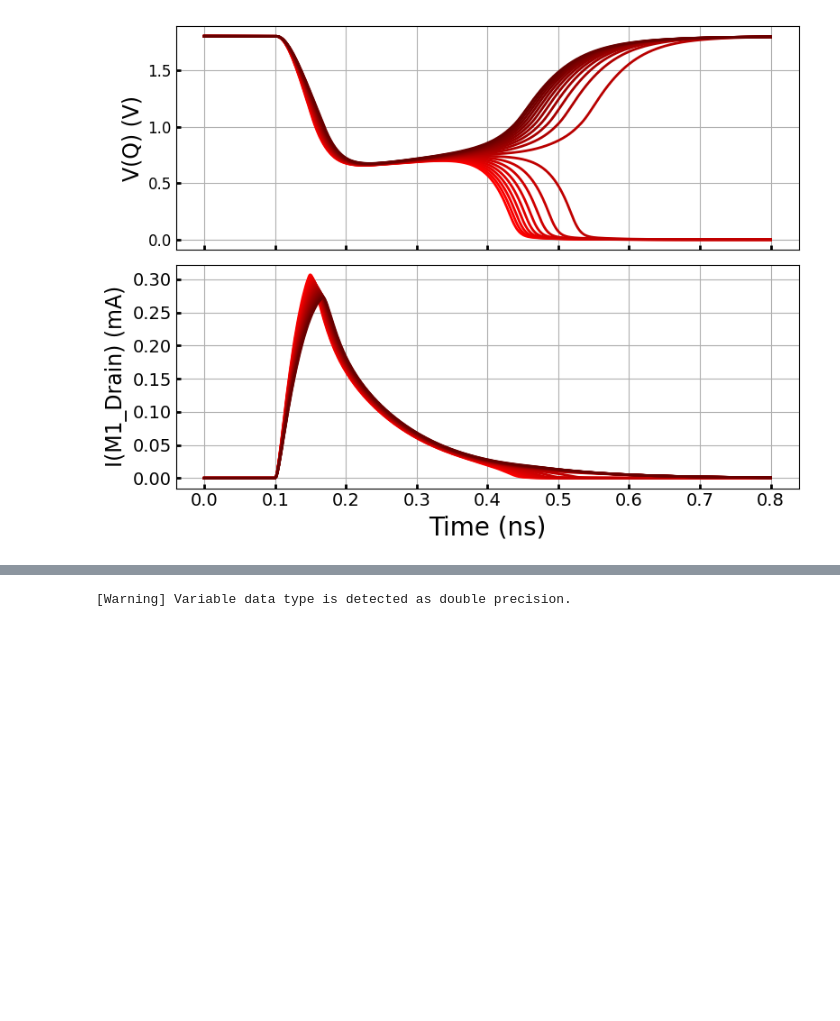
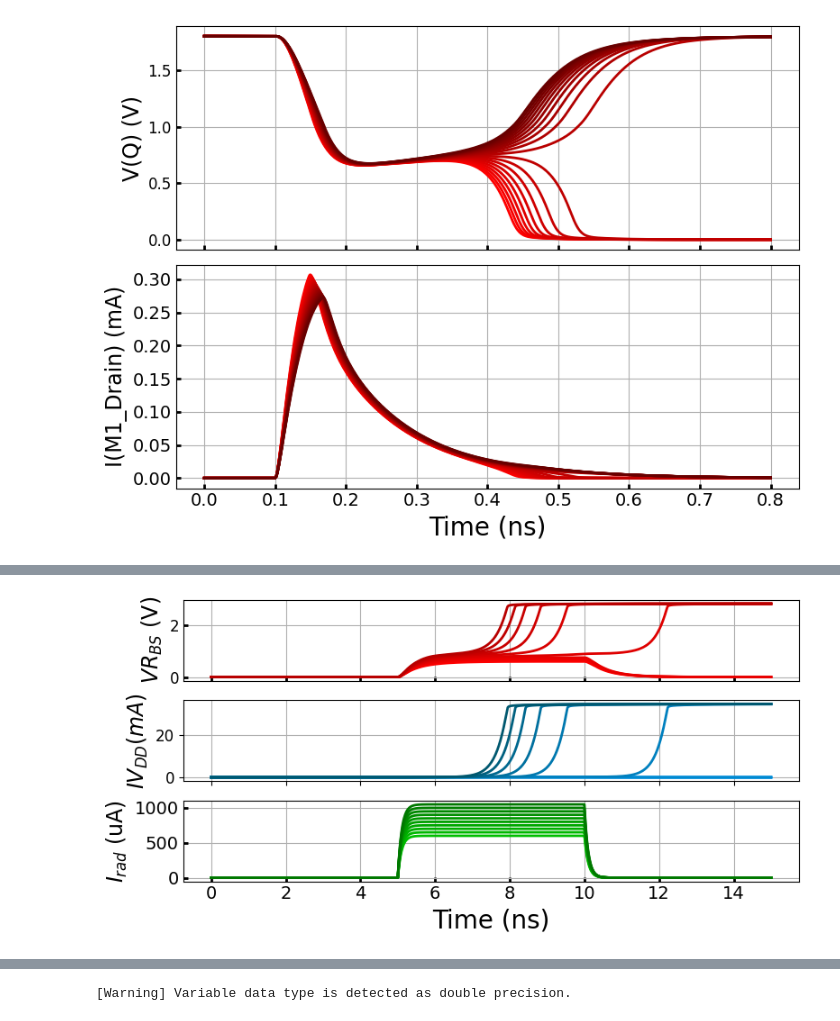
Before and after one commit to OSCRE-sim/OSCRE, a Jupyter notebook: Archive/image_gen/image_gen.ipynb, the cells around one changed output, grey strips where cells are left out. Cells and saved outputs as stored; diff of their text form; code cells hidden in the pictures; blank space fills up the shorter version.

```diff
--- a/Archive/image_gen/image_gen.ipynb
+++ b/Archive/image_gen/image_gen.ipynb
@@ -781,0 +782,97 @@ plt.show()
+# %%
+# plot SEL Intermediate
+
+import ltspice
+import re
+import os
+from cycler import cycler
+import re
+import warnings
+warnings.filterwarnings("ignore")
+
+
+plt.rcParams['figure.figsize'] = [8, 4]
+fig, (ax1, ax2, ax3) = plt.subplots(3, 1)
+
+ax1.set_prop_cycle(custom_cycler_red_fine)
+ax2.set_prop_cycle(custom_cycler_blue)
+ax3.set_prop_cycle(custom_cycler_green_fine)
+
+NUM_ITERATIONS = 10
+#QtotN = 0.0221    #pC
+Qtot = 3    #pC
+
+for i in range(NUM_ITERATIONS):
+
+    search_text = r"x3 VBP VBN double_exp t_r=5n tau_r=100p t_f=10n tau_f=100p q_tot=[^ ]*p"
+    replace_text = "x3 VBP VBN double_exp t_r=5n tau_r=100p t_f=10n tau_f=100p q_tot={}p".format(Qtot + i * 0.25)
+
+    with open('intermed_test.spice', 'r') as file:
+        data = file.read()
+        data = re.sub(search_text, replace_text, data)
+        file.close()
+
+
+    with open('intermed_test.spice', 'w') as file:
+        file.write(data)
+        file.close()
+
+    bash_command = "ngspice -b -r intermed_test.raw intermed_test.spice > /dev/null 2>&1"
+    os.system(bash_command)
+
+
+    l = ltspice.Ltspice('intermed_test.raw')
+    l.parse()
+
+    time = (1e9 * l.get_time())
+    v_q = l.get_data('v(VBP)')
+    v_qn = l.get_data('v(VBN)')
+    i_in = 1000000 * l.get_data('I(@i.x3.i1[current])')
+    i_vdd = -1000 * l.get_data('i(v1)')
+
+
+
+    #ax1.plot(time, v_q, linewidth=2, color='red', label="Q")
+    #ax1.plot(time, v_q, linewidth=2, color=((1 - (i * 0.2)), 0, 0))
+    #ax1.plot(time, v_q, linewidth=2)
+    #q_color = 0xA00000 + (0x002000 * i)
+    #hex_string = "{:06x}".format(q_color)
+    #ax1.plot(time, v_q, linewidth=2, color="#{}".format(hex_string[-6:]))
+    #ax1.plot(time, v_q, linewidth=2)
+    ax1.set_ylabel(r'$VR_{BS}$ (V)', fontsize=17)
+    ax1.plot(time, v_qn, linewidth=2)
+    #ax1.set_title('SRAM Radiation Response', fontsize=20)
+    #ax1.legend(fontsize=15)
+
+    ax1.tick_params(axis='x', labelbottom=False)
+    ax1.tick_params(axis='y', labelsize=12)
+    ax1.grid(True)
+    ax1.tick_params(direction='in', width='2')
+
+
+
+
+    ax2.tick_params(axis='x', labelbottom=False)
+    ax2.grid(True)
+    ax2.tick_params(axis='y', labelsize=12)
+    ax2.set_ylabel(r'$I V_{DD} (mA)$', fontsize=17)
+    ax2.plot(time, i_vdd, linewidth=2)
+
+    ax3.plot(time, i_in, linewidth=2)
+    ax3.set_ylabel('$I_{rad}$ (uA)', fontsize=17)
+    ax3.set_xlabel('Time (ns)', fontsize=20)
+
+# ax1.set_xlim([5,20])
+# ax2.set_xlim([5,20])
+# ax3.set_xlim([5,20])
+
+#ax2.set_xticklabels(ax2.get_xticks(),fontsize=12)
+#ax2.set_yticklabels(ax2.get_yticks(), fontsize=12)
+plt.xticks(fontsize=14)
+plt.yticks(fontsize=14)
+plt.grid(True)
+plt.tick_params(direction='in', width='2')
+plt.tight_layout()
+plt.savefig("SEL_INTERMED")
+plt.show()
+# %% [output]
@@ -781,0 +889 @@ plt.show()
+[figure, added]
```
Also changed, not shown: parts of 3 cells of this notebook, 17 other files.
